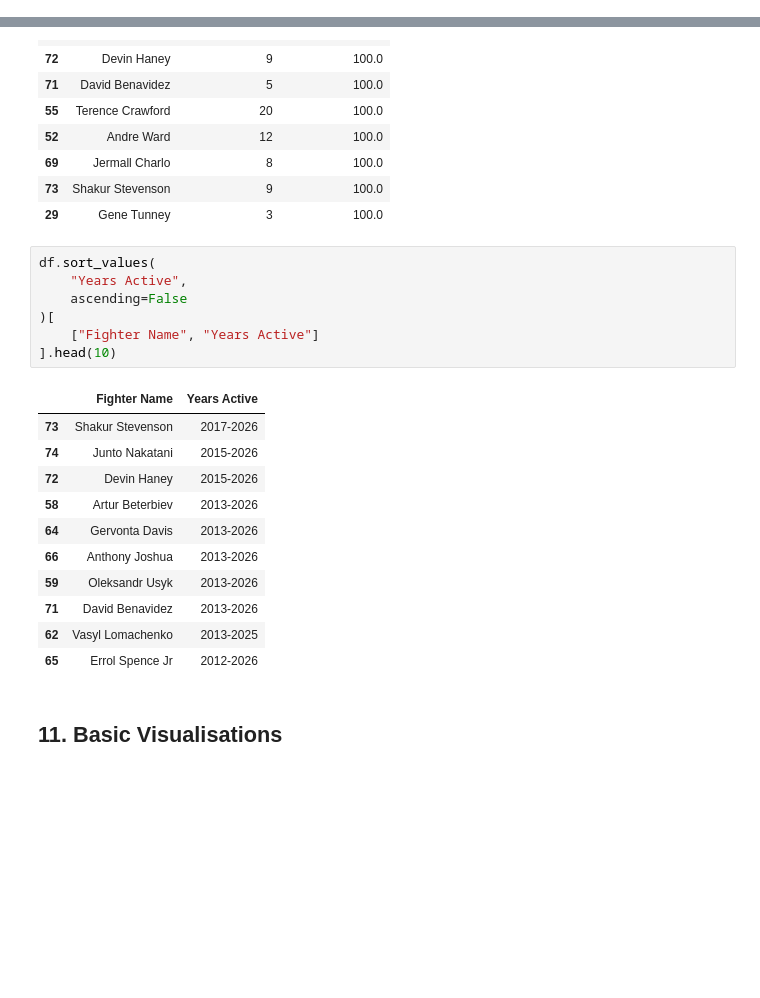
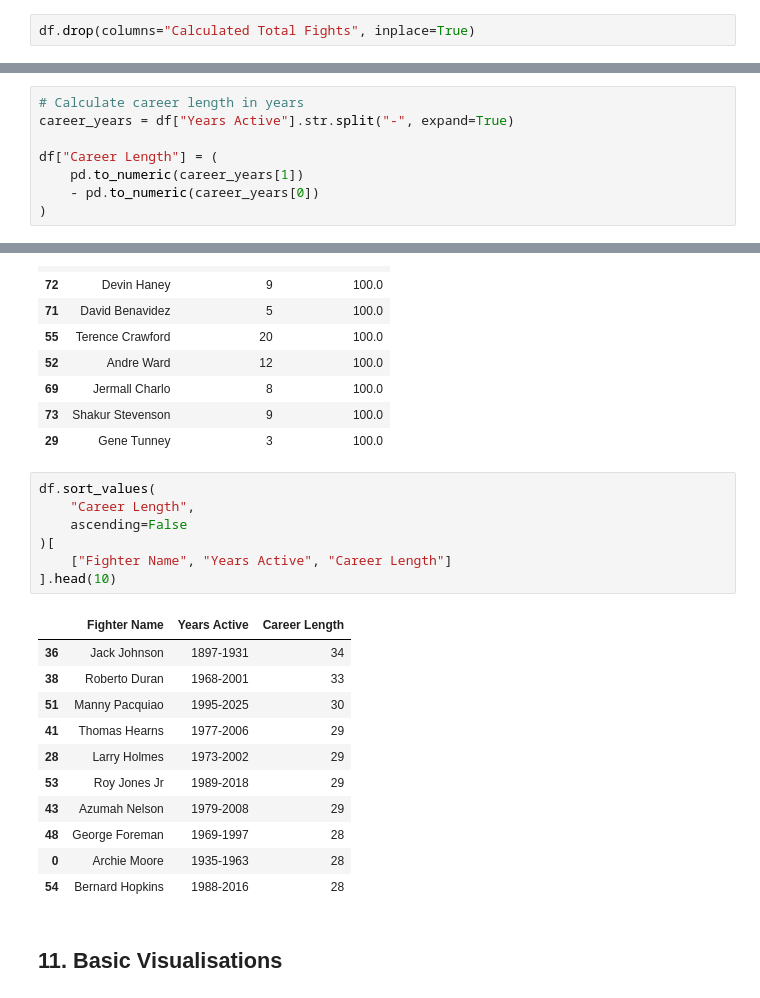
Before and after one commit to Richard-Ibiyemi/boxing-dominance-analysis, a Jupyter notebook: notebooks/01_data_exploration.ipynb, the cells around one changed output, grey strips where cells are left out. Saved outputs shown, nothing was run; the diff lists cells and outputs as text; blank space fills up the shorter version.

```diff
--- a/notebooks/01_data_exploration.ipynb
+++ b/notebooks/01_data_exploration.ipynb
@@ -171,6 +171,8 @@ df[
 ]
 # %% [output]
 |  | Fighter Name | Total Fights | Calculated Total Fights |
+# %%
+df.drop(columns="Calculated Total Fights", inplace=True)
 # %% [markdown]
 ## 8. Descriptive Statistics
 # %%
@@ -216,3 +218,11 @@ df[
 | max | 261.000000 | 60.000000 | 53.000000 | 8.000000 | 345.000000 | 132.000000 | 90.900000 | 7.000000 | 2017.000000 | ... |
 # %% [markdown]
 ## 9. Create Derived Metrics
+# %%
+# Calculate career length in years
+career_years = df["Years Active"].str.split("-", expand=True)
+
+df["Career Length"] = (
+    pd.to_numeric(career_years[1])
+    - pd.to_numeric(career_years[0])
+)
@@ -368,23 +394,23 @@ df.sort_values(
 | 29 | Gene Tunney | 3 | 100.0 |
 # %%
 df.sort_values(
-    "Years Active",
+    "Career Length",
     ascending=False
 )[
-    ["Fighter Name", "Years Active"]
+    ["Fighter Name", "Years Active", "Career Length"]
 ].head(10)
 # %% [output]
-|  | Fighter Name | Years Active |
-| 73 | Shakur Stevenson | 2017-2026 |
-| 74 | Junto Nakatani | 2015-2026 |
-| 72 | Devin Haney | 2015-2026 |
-| 58 | Artur Beterbiev | 2013-2026 |
-| 64 | Gervonta Davis | 2013-2026 |
-| 66 | Anthony Joshua | 2013-2026 |
-| 59 | Oleksandr Usyk | 2013-2026 |
-| 71 | David Benavidez | 2013-2026 |
-| 62 | Vasyl Lomachenko | 2013-2025 |
-| 65 | Errol Spence Jr | 2012-2026 |
+|  | Fighter Name | Years Active | Career Length |
+| 36 | Jack Johnson | 1897-1931 | 34 |
+| 38 | Roberto Duran | 1968-2001 | 33 |
+| 51 | Manny Pacquiao | 1995-2025 | 30 |
+| 41 | Thomas Hearns | 1977-2006 | 29 |
+| 28 | Larry Holmes | 1973-2002 | 29 |
+| 53 | Roy Jones Jr | 1989-2018 | 29 |
+| 43 | Azumah Nelson | 1979-2008 | 29 |
+| 48 | George Foreman | 1969-1997 | 28 |
+| 0 | Archie Moore | 1935-1963 | 28 |
+| 54 | Bernard Hopkins | 1988-2016 | 28 |
 # %% [markdown]
 ## 11. Basic Visualisations
 # %%
```
Also changed, not shown: parts of 3 cells of this notebook.
